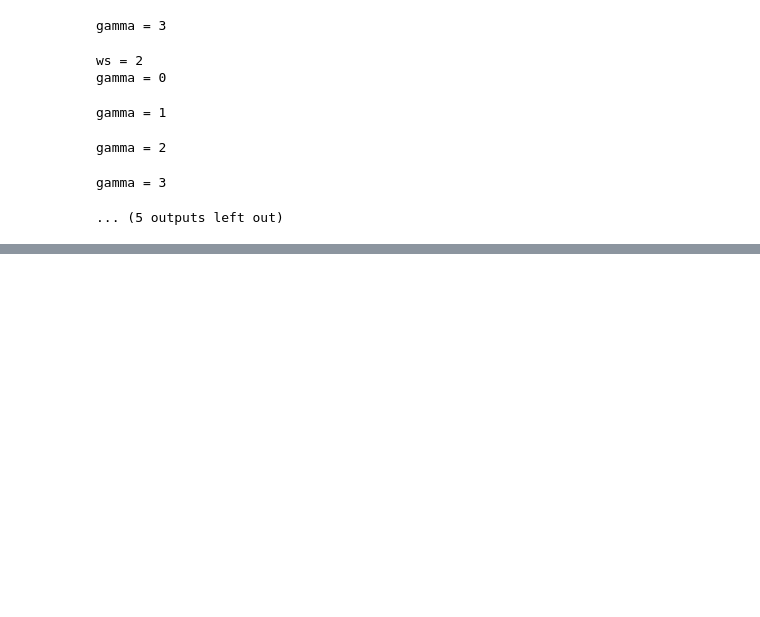
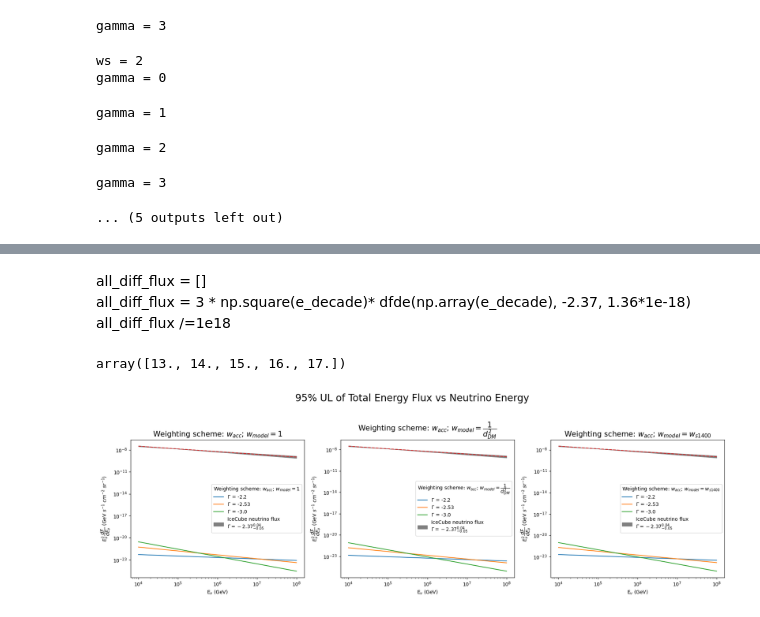
Before and after one commit to DarkWake9/IceCube-Package, a Jupyter notebook: package/double_integral.ipynb, the cells around one changed output, grey strips where cells are left out. Saved outputs shown, nothing was run; the diff lists cells and outputs as text; code cells hidden in the pictures; blank space fills up the shorter version.

```diff
--- a/package/double_integral.ipynb
+++ b/package/double_integral.ipynb
@@ -612,0 +620,9 @@ DONE
+# %%
+all_diff_flux = []
+for gamma in [-2.37-0.05, -2.37, -2.37+0.04]:
+    # temp = np.multiply(temp, 1e9**(-2))
+    all_diff_flux.append(np.ravel(np.square(e_decade) * dfde(np.array(e_decade), gamma, 1.36*1e-18)))
+
+all_diff_flux = np.array(all_diff_flux, dtype=np.float64)
+all_diff_flux/=1e18
+all_diff_flux
@@ -613 +636,69 @@ DONE
+# %% [markdown]
+all_diff_flux = []
+all_diff_flux = 3 * np.square(e_decade)* dfde(np.array(e_decade), -2.37, 1.36*1e-18)
+all_diff_flux /=1e18
+# %%
+np.log10(e_decade)
+# %% [output]
+array([13., 14., 15., 16., 17.])
+# %%
+#SIMILAR PLOTS FOR 95% UPPER LIMIT
+fig, axs = plt.subplots(1,3, figsize=(18, 6))
+
+
+for gamma in range(1, len(gamma_arr)):
+
+    axs[0].plot(np.divide(e_decade, 1e9), np.multiply(all_UL[0][gamma], 3), label='$\Gamma$ = ' + str(gamma_arr[gamma]))# + ' with wt')    #in GeV
+
+    axs[1].plot(np.divide(e_decade, 1e9), np.multiply(all_UL[1][gamma], 3), label='$\Gamma$ = ' + str(gamma_arr[gamma]))# + ' with wt and dist')    #in GeV
+
+    axs[2].plot(np.divide(e_decade, 1e9), np.multiply(all_UL[2][gamma], 3), label='$\Gamma$ = ' + str(gamma_arr[gamma]))# + ' with wt and s1400')    #in GeV
+
+    # axs[0].plot(np.divide(e_decade, 1e9), all_diff_flux[gamma - 1], ls=':', c='k')
+
+    # axs[1].plot(np.divide(e_decade, 1e9), all_diff_flux[gamma - 1], ls=':', c='k')
+
+    # axs[2].plot(np.divide(e_decade, 1e9), all_diff_flux[gamma - 1], ls=':', c='k')
+
+axs[0].fill_between(np.divide(e_decade, 1e9), all_diff_flux[0], all_diff_flux[-1], label='IceCube neutrino flux\n$\Gamma = -2.37^{0.04}_{-0.05}$', color='grey')
+axs[1].fill_between(np.divide(e_decade, 1e9), all_diff_flux[0], all_diff_flux[-1], label='IceCube neutrino flux\n$\Gamma = -2.37^{0.04}_{-0.05}$', color='grey')
+axs[2].fill_between(np.divide(e_decade, 1e9), all_diff_flux[0], all_diff_flux[-1], label='IceCube neutrino flux\n$\Gamma = -2.37^{0.04}_{-0.05}$', color='grey')
+
+axs[0].plot(np.divide(e_decade, 1e9), all_diff_flux[1], ls='--')
+axs[1].plot(np.divide(e_decade, 1e9), all_diff_flux[1], ls='--')
+axs[2].plot(np.divide(e_decade, 1e9), all_diff_flux[1], ls='--')
+
+axs[0].set_title('Weighting scheme: $w_{acc}$; $w_{model} = 1$', fontsize=15)
+axs[1].set_title('Weighting scheme: $w_{acc}$; $w_{model} = \dfrac{1}{d_{DM}^2}$' , fontsize=15)
+axs[2].set_title('Weighting scheme: $w_{acc}$; $w_{model} = w_{s1400}$', fontsize=15)
+
+leg = axs[0].legend(title = 'Weighting scheme: $w_{acc}$; $w_{model} = 1$')
+leg._legend_box.align = "left"
+axs[0].set_xscale('log')
+axs[0].set_yscale('log')
+axs[0].set_xlabel('E$_{\u03BD}$ (GeV)')
+axs[0].set_ylabel("$E^2_{\u03BD} \dfrac{dF}{dE_{\u03BD}}$ (GeV $s^{-1}$ $cm^{-2}$ $sr^{-1}$)")
+# axs[0].set_title('TS vs $E^2_{\u03BD} \dfrac{dF}{dE_{\u03BD}}$')
+# axs[0].set_ylim(1e-19, 1e-6)
+
+leg = axs[1].legend(title = 'Weighting scheme: $w_{acc}$; $w_{model} =\dfrac{1}{d_{DM}^2}$')
+leg._legend_box.align = "left"
+axs[1].set_xscale('log')
+axs[1].set_yscale('log')
+axs[1].set_xlabel('E$_{\u03BD}$ (GeV)')
+axs[1].set_ylabel("$E^2_{\u03BD} \dfrac{dF}{dE_{\u03BD}}$ (GeV $s^{-1}$ $cm^{-2}$ $sr^{-1}$)")
+
+leg = axs[2].legend(title = 'Weighting scheme: $w_{acc}$; $w_{model} = w_{s1400}$')
+leg._legend_box.align = "left"
+axs[2].set_xscale('log')
+axs[2].set_yscale('log')
+axs[2].set_xlabel('E$_{\u03BD}$ (GeV)')
+axs[2].set_ylabel("$E^2_{\u03BD} \dfrac{dF}{dE_{\u03BD}}$ (GeV $s^{-1}$ $cm^{-2}$ $sr^{-1}$)")
+
+plt.suptitle('95% UL of Total Energy Flux vs Neutrino Energy\n', fontsize=20)
+plt.tight_layout()
+plt.savefig(f'outputs/UL_all_w_model_bins={len(enus)}_spl.png')
+plt.show()
+# %% [output]
+[figure, added]
 # %%
```
Also changed, not shown: parts of 15 cells of this notebook, 16 other files.
